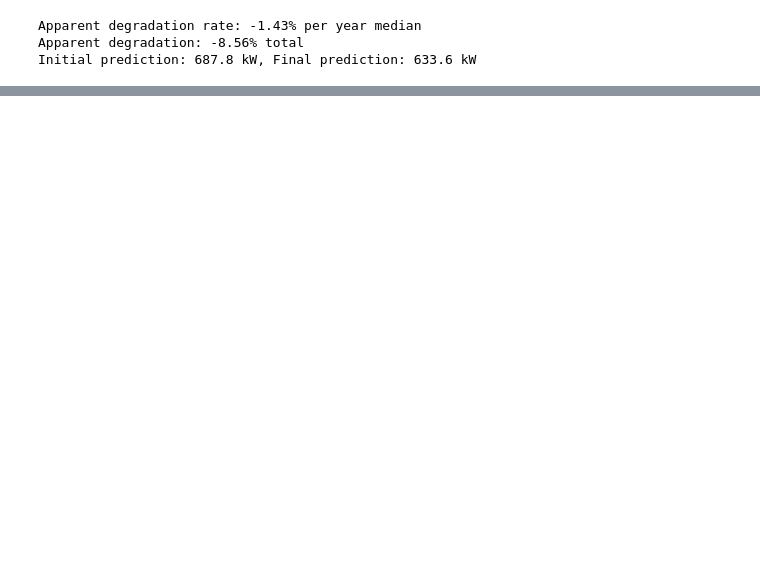
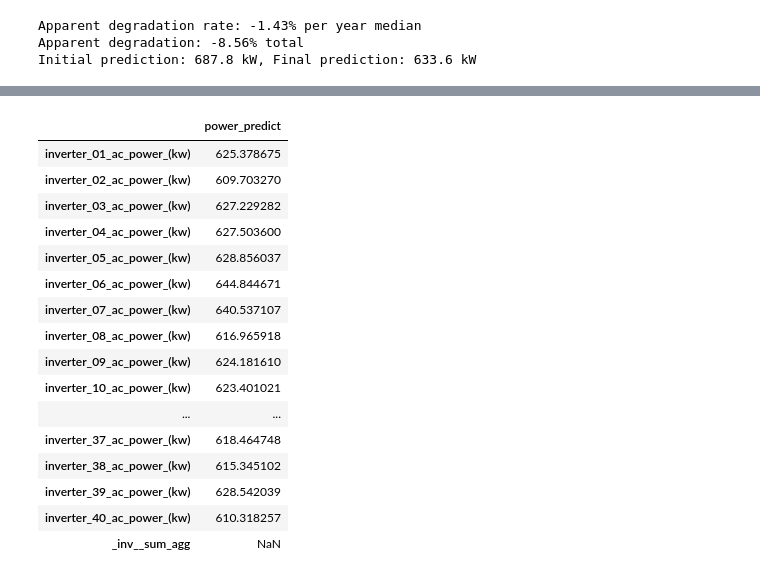
Before and after one commit to NatLabRockies/pv_repowering, a Jupyter notebook: Studies/Journal - Simon Solar captest/PVCaptest-RESOLVE.ipynb, the cells around one changed output, grey strips where cells are left out. Saved outputs shown, nothing was run; the diff lists cells and outputs as text; code cells hidden in the pictures; blank space fills up the shorter version.

```diff
--- a/Studies/Journal - Simon Solar captest/PVCaptest-RESOLVE.ipynb
+++ b/Studies/Journal - Simon Solar captest/PVCaptest-RESOLVE.ipynb
@@ -504,0 +535,20 @@ Initial prediction: 687.8 kW, Final prediction: 633.6 kW
+# %%
+df_temp.T
+# %% [output]
+|  | power_predict |
+| inverter_01_ac_power_(kw) | 625.378675 |
+| inverter_02_ac_power_(kw) | 609.703270 |
+| inverter_03_ac_power_(kw) | 627.229282 |
+| inverter_04_ac_power_(kw) | 627.503600 |
+| inverter_05_ac_power_(kw) | 628.856037 |
+| inverter_06_ac_power_(kw) | 644.844671 |
+| inverter_07_ac_power_(kw) | 640.537107 |
+| inverter_08_ac_power_(kw) | 616.965918 |
+| inverter_09_ac_power_(kw) | 624.181610 |
+| inverter_10_ac_power_(kw) | 623.401021 |
+| ... | ... |
+| inverter_37_ac_power_(kw) | 618.464748 |
+| inverter_38_ac_power_(kw) | 615.345102 |
+| inverter_39_ac_power_(kw) | 628.542039 |
+| inverter_40_ac_power_(kw) | 610.318257 |
+| _inv__sum_agg | NaN |
```
Also changed, not shown: parts of 24 cells of this notebook.
